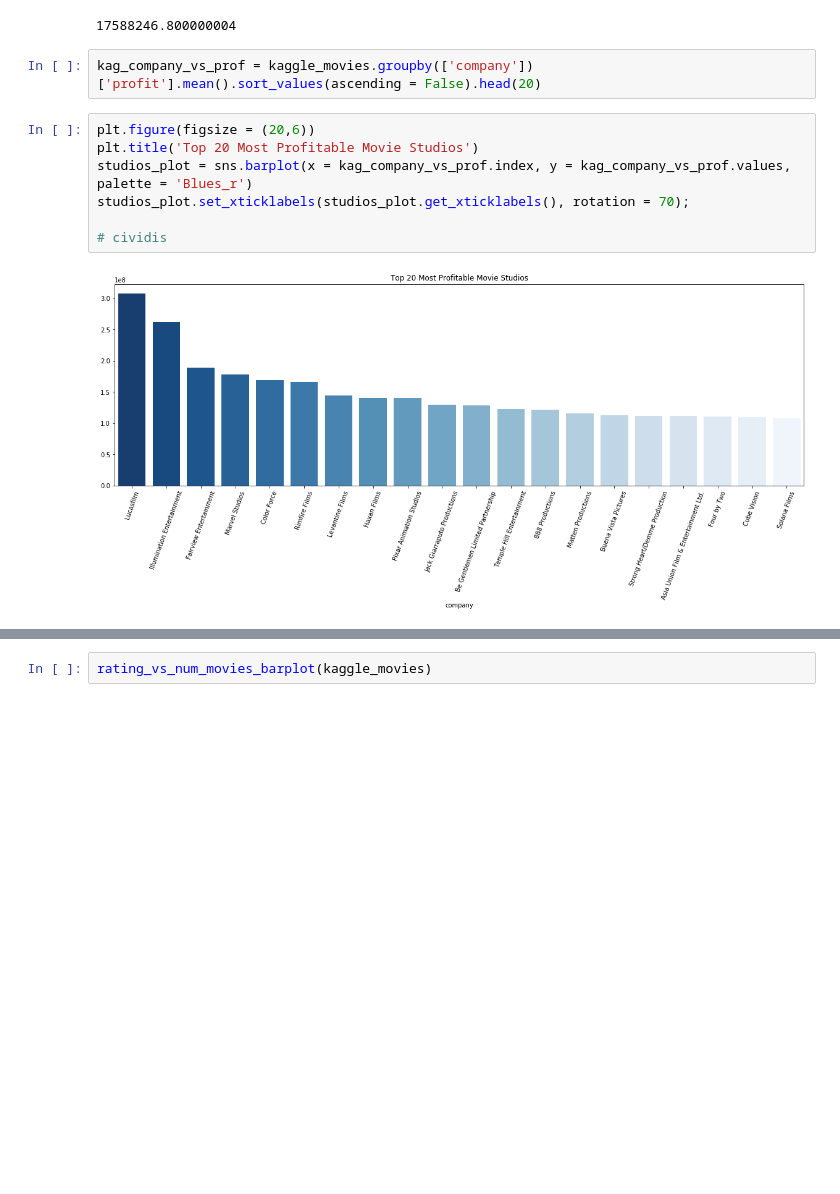
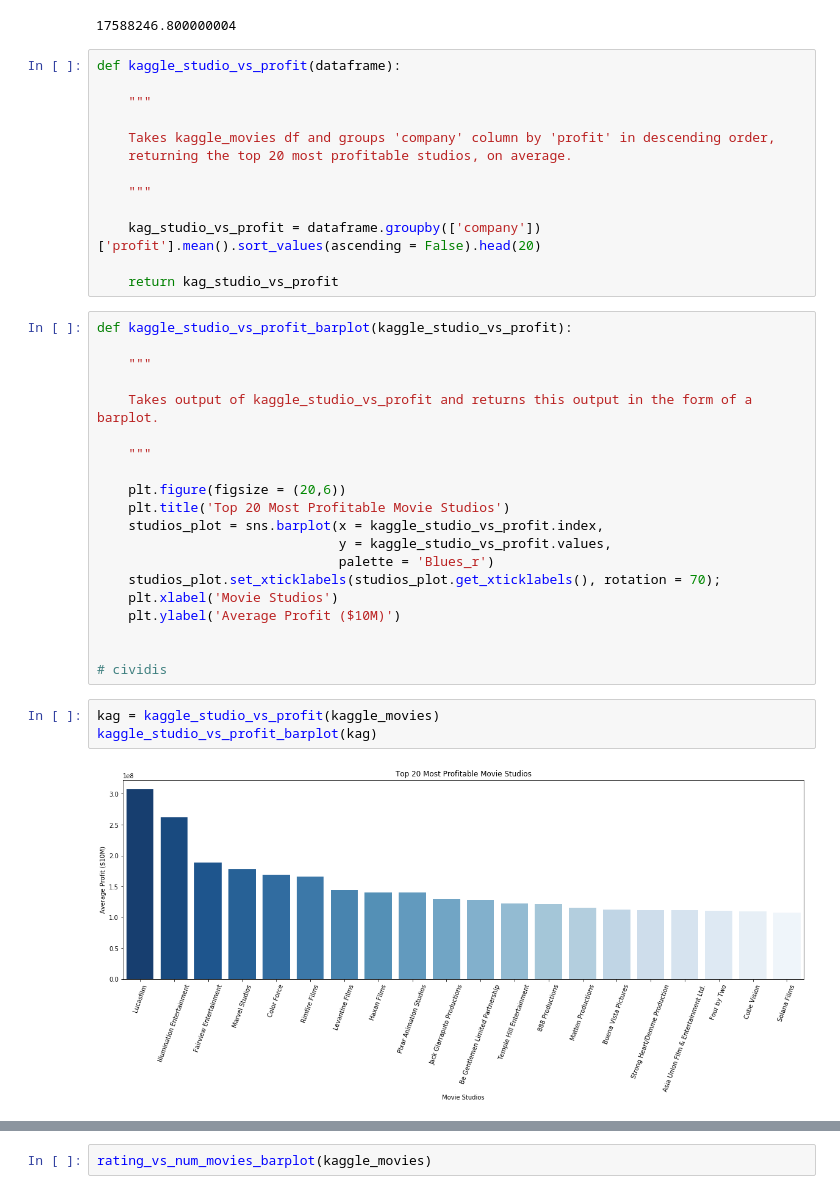
Before and after one commit to mrozenva/dsc-phase-1-project-campus, a Jupyter notebook: eda_notebook.ipynb, the cells around one changed output, grey strips where cells are left out. Cells and saved outputs as stored; diff of their text form; blank space fills up the shorter version.

Commit message:
studio barplot func

```diff
--- a/eda_notebook.ipynb
+++ b/eda_notebook.ipynb
@@ -263,17 +263,44 @@ kaggle_movies['profit'] = kaggle_movies['gross'] - kaggle_movies['budget']
 kaggle_movies.groupby(['company'])['profit'].mean().sort_values(ascending = False).quantile(.9)
 # %% [output]
 17588246.800000004
-# %%
-kag_company_vs_prof = kaggle_movies.groupby(['company'])['profit'].mean().sort_values(ascending = False).head(20)
+# %%
+def kaggle_studio_vs_profit(dataframe):
+
+    """
+
+    Takes kaggle_movies df and groups 'company' column by 'profit' in descending order,
+    returning the top 20 most profitable studios, on average.
+
+    """
+
+    kag_studio_vs_profit = dataframe.groupby(['company'])['profit'].mean().sort_values(ascending = False).head(20)
+
+    return kag_studio_vs_profit
 # %%
-plt.figure(figsize = (20,6))
-plt.title('Top 20 Most Profitable Movie Studios')
-studios_plot = sns.barplot(x = kag_company_vs_prof.index, y = kag_company_vs_prof.values, palette = 'Blues_r')
-studios_plot.set_xticklabels(studios_plot.get_xticklabels(), rotation = 70);
+def kaggle_studio_vs_profit_barplot(kaggle_studio_vs_profit):
+
+    """
+
+    Takes output of kaggle_studio_vs_profit and returns this output in the form of a barplot.
+
+    """
+
+    plt.figure(figsize = (20,6))
+    plt.title('Top 20 Most Profitable Movie Studios')
+    studios_plot = sns.barplot(x = kaggle_studio_vs_profit.index,
+                               y = kaggle_studio_vs_profit.values,
+                               palette = 'Blues_r')
+    studios_plot.set_xticklabels(studios_plot.get_xticklabels(), rotation = 70);
+    plt.xlabel('Movie Studios')
+    plt.ylabel('Average Profit ($10M)')
+
 
 # cividis
-# %% [output]
-[figure, removed]
+# %%
+kag = kaggle_studio_vs_profit(kaggle_movies)
+kaggle_studio_vs_profit_barplot(kag)
+# %% [output]
+[figure, added]
 # %%
 # Cleaning Ratings Column
 def clean_kaggle_ratings(dataframe):
```
Also changed, not shown: parts of 3 cells of this notebook.
